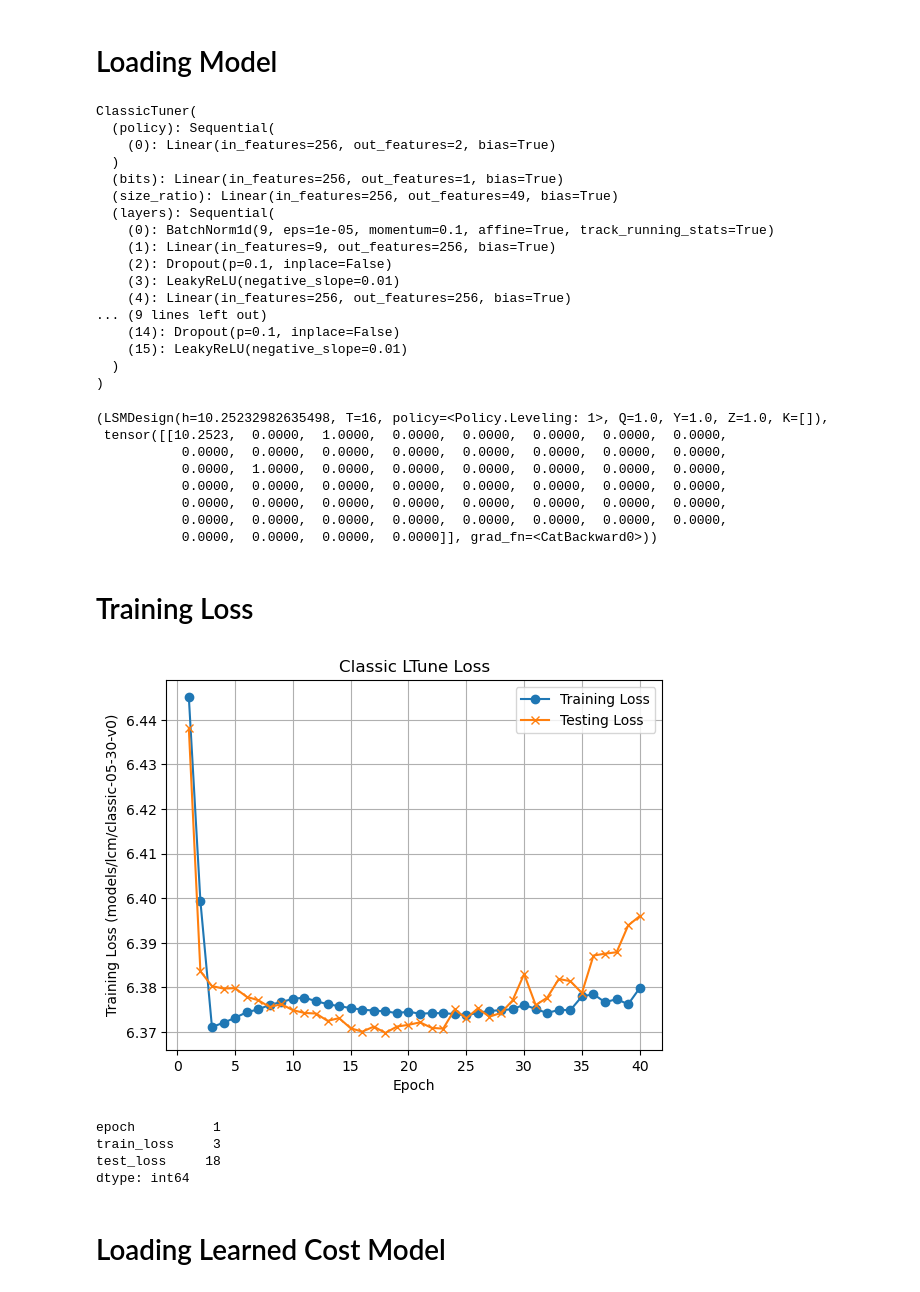
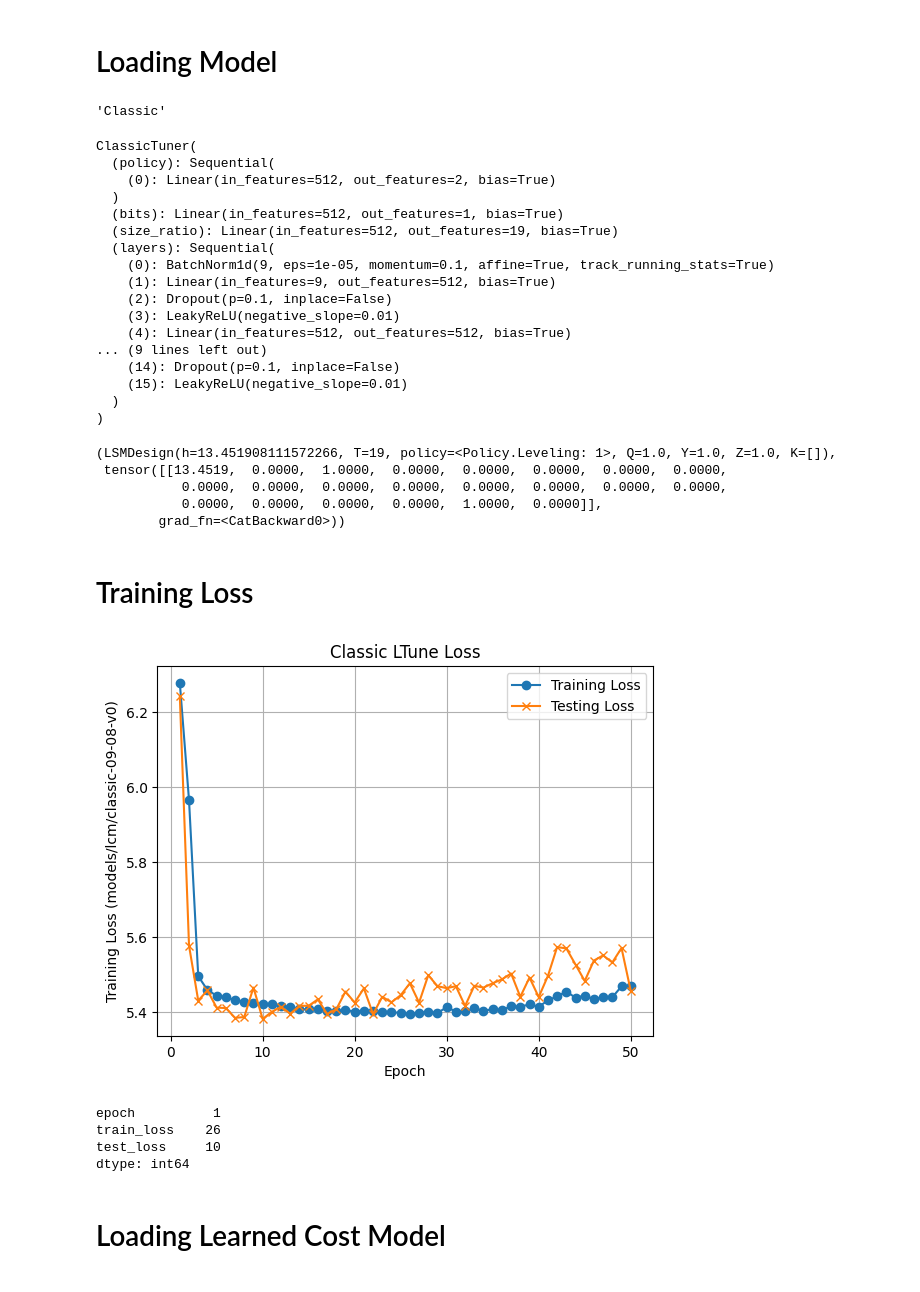
Before and after one commit to ephoris/endure-jupyter, a Jupyter notebook: experiments/01_ltune_eval.ipynb, the cells around one changed output. Cells and saved outputs as stored; diff of their text form; code cells hidden in the pictures.

```diff
--- a/experiments/01_ltune_eval.ipynb
+++ b/experiments/01_ltune_eval.ipynb
@@ -26,11 +26,14 @@ from endure.ltune.model.builder import LTuneModelBuilder
 # %% [markdown]
 # Loading Model
 # %%
-path = '/data/models/ltune/classic-05-31-v0'
+path = '/data/models/ltune/classic-09-11-v0'
 config = Reader.read_config(os.path.join(path, 'endure.toml'))
 # config = Reader.read_config('../../endure.toml')
 cf = EndureCost(config)
 design = config['lsm']['design']
+design
+# %% [output]
+'Classic'
 # %%
 model = LTuneModelBuilder(config).build_model()
 model_name = os.path.join(path, 'best.model')
@@ -43,16 +46,16 @@ model.eval()
 # %% [output]
 ClassicTuner(
   (policy): Sequential(
-    (0): Linear(in_features=256, out_features=2, bias=True)
+    (0): Linear(in_features=512, out_features=2, bias=True)
   )
-  (bits): Linear(in_features=256, out_features=1, bias=True)
-  (size_ratio): Linear(in_features=256, out_features=49, bias=True)
+  (bits): Linear(in_features=512, out_features=1, bias=True)
+  (size_ratio): Linear(in_features=512, out_features=19, bias=True)
   (layers): Sequential(
     (0): BatchNorm1d(9, eps=1e-05, momentum=0.1, affine=True, track_running_stats=True)
-    (1): Linear(in_features=9, out_features=256, bias=True)
+    (1): Linear(in_features=9, out_features=512, bias=True)
     (2): Dropout(p=0.1, inplace=False)
     (3): LeakyReLU(negative_slope=0.01)
-    (4): Linear(in_features=256, out_features=256, bias=True)
+    (4): Linear(in_features=512, out_features=512, bias=True)
 ... (9 lines left out)
     (14): Dropout(p=0.1, inplace=False)
     (15): LeakyReLU(negative_slope=0.01)
@@ -83,36 +86,33 @@ z0, z1, q, w = gen._sample_workload(4)
 design, out = get_model_design(system, z0, z1, q, w)
 design, out
 # %% [output]
-(LSMDesign(h=10.25232982635498, T=16, policy=<Policy.Leveling: 1>, Q=1.0, Y=1.0, Z=1.0, K=[]),
- tensor([[10.2523,  0.0000,  1.0000,  0.0000,  0.0000,  0.0000,  0.0000,  0.0000,
+(LSMDesign(h=13.451908111572266, T=19, policy=<Policy.Leveling: 1>, Q=1.0, Y=1.0, Z=1.0, K=[]),
+ tensor([[13.4519,  0.0000,  1.0000,  0.0000,  0.0000,  0.0000,  0.0000,  0.0000,
            0.0000,  0.0000,  0.0000,  0.0000,  0.0000,  0.0000,  0.0000,  0.0000,
-           0.0000,  1.0000,  0.0000,  0.0000,  0.0000,  0.0000,  0.0000,  0.0000,
-           0.0000,  0.0000,  0.0000,  0.0000,  0.0000,  0.0000,  0.0000,  0.0000,
-           0.0000,  0.0000,  0.0000,  0.0000,  0.0000,  0.0000,  0.0000,  0.0000,
-           0.0000,  0.0000,  0.0000,  0.0000,  0.0000,  0.0000,  0.0000,  0.0000,
-           0.0000,  0.0000,  0.0000,  0.0000]], grad_fn=<CatBackward0>))
+           0.0000,  0.0000,  0.0000,  0.0000,  1.0000,  0.0000]],
+        grad_fn=<CatBackward0>))
 # %% [markdown]
 # Training Loss
 # %%
-losses = pd.read_csv(os.path.join(path, 'losses.csv')).loc[1:40]
+losses = pd.read_csv(os.path.join(path, 'losses.csv')).loc[1:50]
 fig, ax = plt.subplots()
 ax.plot(losses['epoch'], losses['train_loss'], '-o', label='Training Loss')
 ax.plot(losses['epoch'], losses['test_loss'], '-x', label='Testing Loss')
 ax.set_xlabel('Epoch')
 ax.set_ylabel(f'Training Loss ({config["job"]["LTuneTrain"]["loss_fn_path"]})')
 # ax.set_title(f'{path}')
 ax.set_title('Classic LTune Loss')
 ax.grid()
 # ax.set_yscale('log')
 _ = ax.legend()
 # %% [output]
-[figure, old version]
+[figure, new version]
 # %%
 losses.idxmin()
 # %% [output]
 epoch          1
-train_loss     3
-test_loss     18
+train_loss    26
+test_loss     10
 dtype: int64
 # %% [markdown]
 # Loading Learned Cost Model
```
Also changed, not shown: parts of 14 cells of this notebook, 1 other file.
